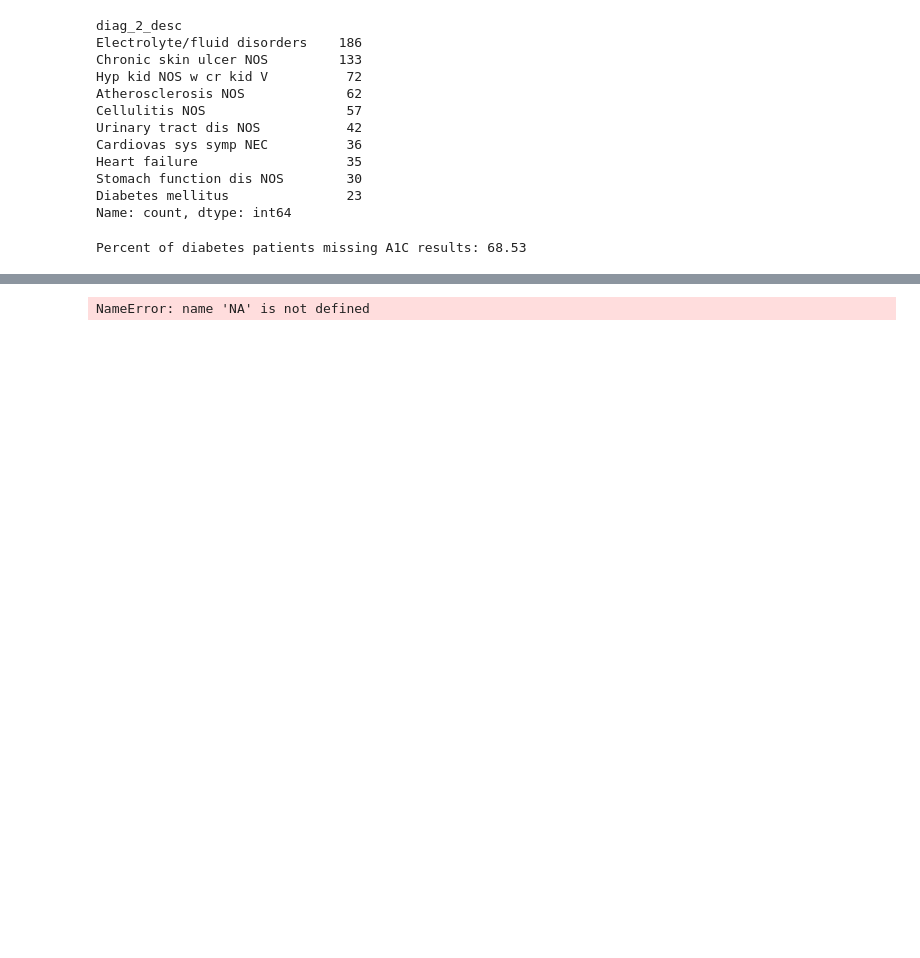
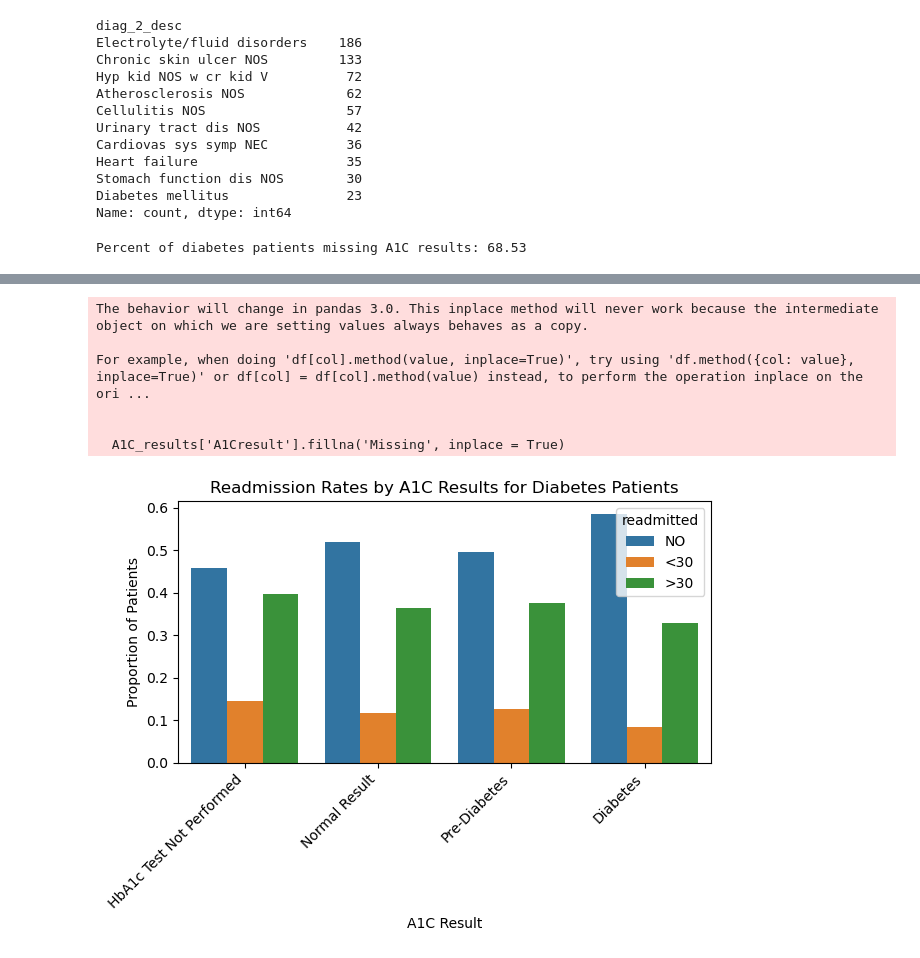
Before and after one commit to tonyinarula/Kaggle-Diabetes, a Jupyter notebook: analysis.ipynb, the cells around one changed output, grey strips where cells are left out. Drawn from its saved outputs; the diff is of its cells as text; code cells hidden in the pictures; blank space fills up the shorter version.

Commit message:
Fix issues with charts

```diff
--- a/analysis.ipynb
+++ b/analysis.ipynb
@@ -518,9 +518,28 @@ A1C_results
 # %%
+# readmittance rates by A1C results for diabetes patients
 A1C_results = diabetes_df.groupby(by = ['A1Cresult', 'readmitted'], dropna = False).size().reset_index(name = 'count')
+A1C_results['A1Cresult'].fillna('Missing', inplace = True)
+A1C_results['proportion'] = A1C_results.groupby('A1Cresult')['count'].transform(lambda x: x / x.sum())
+
 
 sns.barplot(data = A1C_results,
             x = 'A1Cresult',
-            y = 'count',
-            order = [NA,'NO', '<30', '>30'])
+            y = 'proportion',
+            hue = 'readmitted',
+            hue_order = ['NO', '<30', '>30'],
+            order = ['Missing', 'Norm','>7', '>8'])
+
+plt.title('Readmission Rates by A1C Results for Diabetes Patients')
+plt.xlabel('A1C Result')
+plt.xticks([0, 1, 2, 3],['HbA1c Test Not Performed', 'Normal Result', 'Pre-Diabetes', 'Diabetes'],
+           rotation = 45, ha = 'right')
+plt.ylabel('Proportion of Patients')
+plt.tight_layout()
 # %% [output]
-NameError: name 'NA' is not defined
+The behavior will change in pandas 3.0. This inplace method will never work because the intermediate object on which we are setting values always behaves as a copy.
+
+For example, when doing 'df[col].method(value, inplace=True)', try using 'df.method({col: value}, inplace=True)' or df[col] = df[col].method(value) instead, to perform the operation inplace on the ori ...
+
+
+  A1C_results['A1Cresult'].fillna('Missing', inplace = True)
+[figure, added]
```
Also changed, not shown: parts of 1 cell of this notebook.
